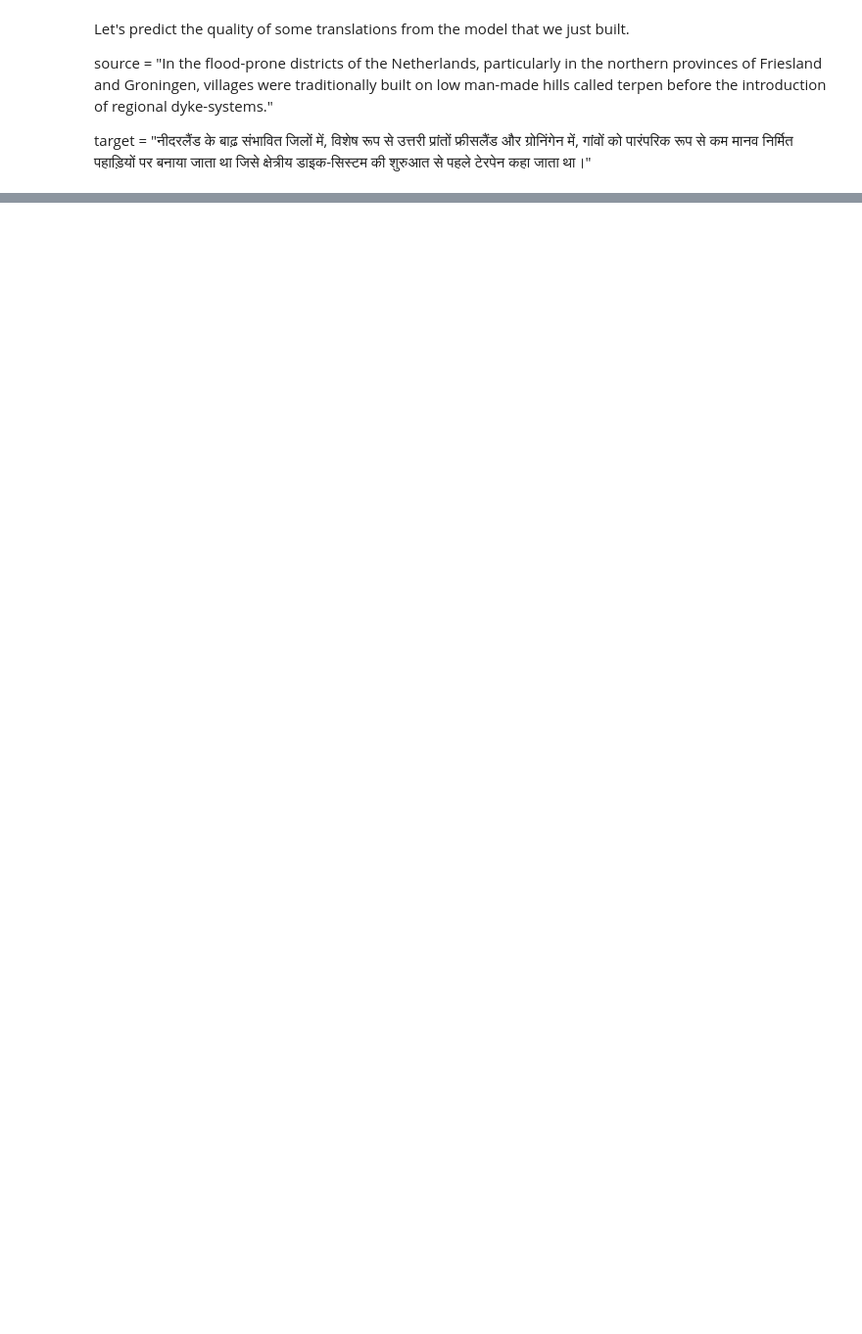
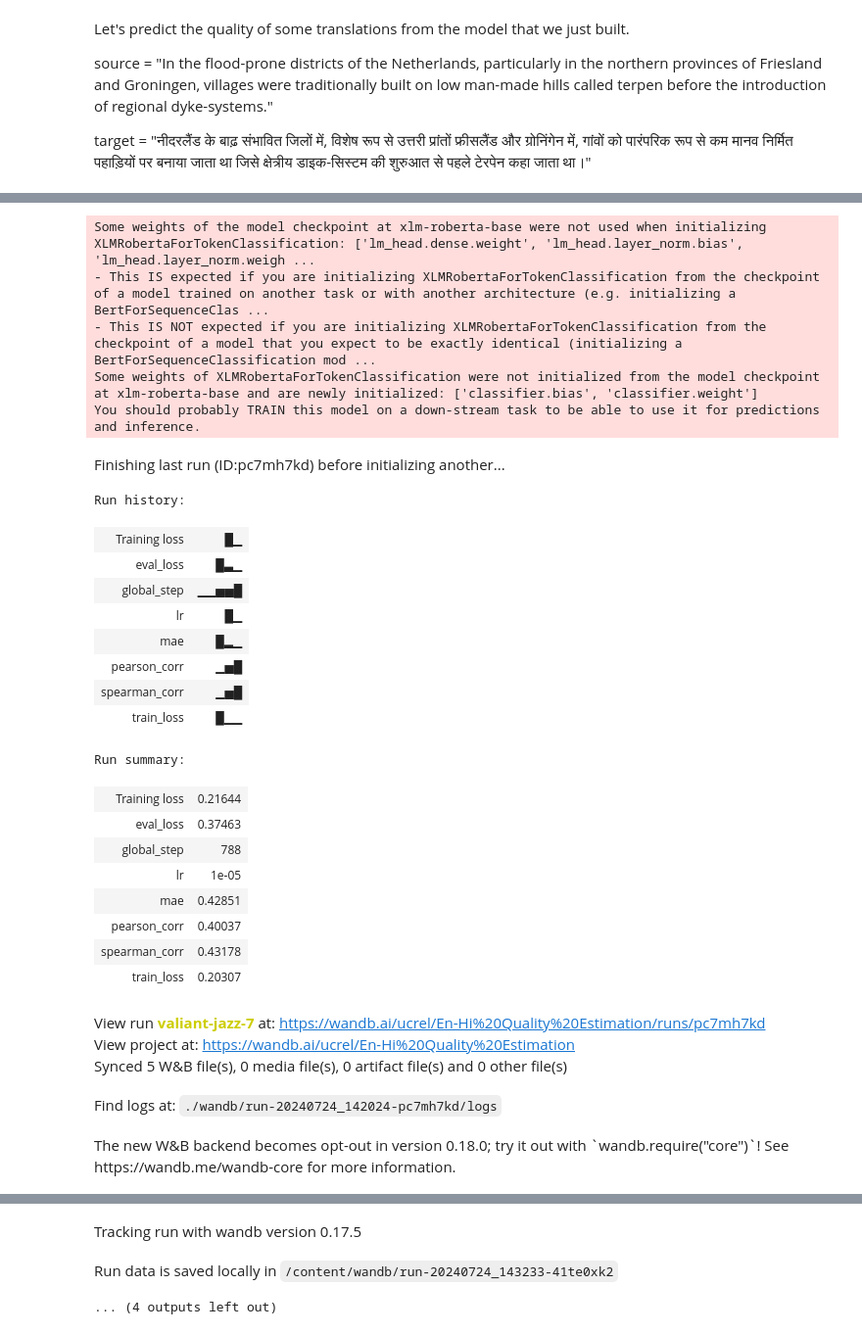
Before and after one commit to UCREL/Session-4---Quality-Estimation-for-Machine-Translation-, a Jupyter notebook: Machine_Translation_and_Quality_Estimation.ipynb, the cells around one changed output, grey strips where cells are left out. Shown at 98% size. Saved outputs shown, nothing was run; the diff lists cells and outputs as text; code cells hidden in the pictures; blank space fills up the shorter version.

```diff
--- a/Machine_Translation_and_Quality_Estimation.ipynb
+++ b/Machine_Translation_and_Quality_Estimation.ipynb
@@ -545,0 +694,40 @@ print(predictions)
+# %%
+from sklearn.model_selection import train_test_split
+
+train_df, eval_df = train_test_split(train, test_size=0.1, random_state=777)
+# %%
+from transquest.algo.word_level.microtransquest.run_model import MicroTransQuestModel
+import torch
+
+model = MicroTransQuestModel("xlmroberta", "xlm-roberta-base", labels=["OK", "BAD"], use_cuda=torch.cuda.is_available(), args=microtransquest_config)
+model.train_model(train_df, eval_df=eval_df)
+# %% [output]
+Some weights of the model checkpoint at xlm-roberta-base were not used when initializing XLMRobertaForTokenClassification: ['lm_head.dense.weight', 'lm_head.layer_norm.bias', 'lm_head.layer_norm.weigh ...
+- This IS expected if you are initializing XLMRobertaForTokenClassification from the checkpoint of a model trained on another task or with another architecture (e.g. initializing a BertForSequenceClas ...
+- This IS NOT expected if you are initializing XLMRobertaForTokenClassification from the checkpoint of a model that you expect to be exactly identical (initializing a BertForSequenceClassification mod ...
+Some weights of XLMRobertaForTokenClassification were not initialized from the model checkpoint at xlm-roberta-base and are newly initialized: ['classifier.bias', 'classifier.weight']
+You should probably TRAIN this model on a down-stream task to be able to use it for predictions and inference.
+Finishing last run (ID:pc7mh7kd) before initializing another...
+Run history:
+| Training loss | █▁ |
+| eval_loss | █▃▁ |
+| global_step | ▁▁▅▅█ |
+| lr | █▁ |
+| mae | █▂▁ |
+| pearson_corr | ▁▅█ |
+| spearman_corr | ▁▅█ |
+| train_loss | █▁▁ |
+Run summary:
+| Training loss | 0.21644 |
+| eval_loss | 0.37463 |
+| global_step | 788 |
+| lr | 1e-05 |
+| mae | 0.42851 |
+| pearson_corr | 0.40037 |
+| spearman_corr | 0.43178 |
+| train_loss | 0.20307 |
+View run valiant-jazz-7 at: https://wandb.ai/ucrel/En-Hi%20Quality%20Estimation/runs/pc7mh7kd
+View project at: https://wandb.ai/ucrel/En-Hi%20Quality%20Estimation
+Synced 5 W&B file(s), 0 media file(s), 0 artifact file(s) and 0 other file(s)
+Find logs at: ./wandb/run-20240724_142024-pc7mh7kd/logs
+The new W&B backend becomes opt-out in version 0.18.0; try it out with `wandb.require("core")`! See https://wandb.me/wandb-core for more information.
@@ -545,0 +735,3 @@ print(predictions)
+Tracking run with wandb version 0.17.5
+Run data is saved locally in /content/wandb/run-20240724_143233-41te0xk2
+... (4 outputs left out)
```
Also changed, not shown: parts of 17 cells of this notebook.
